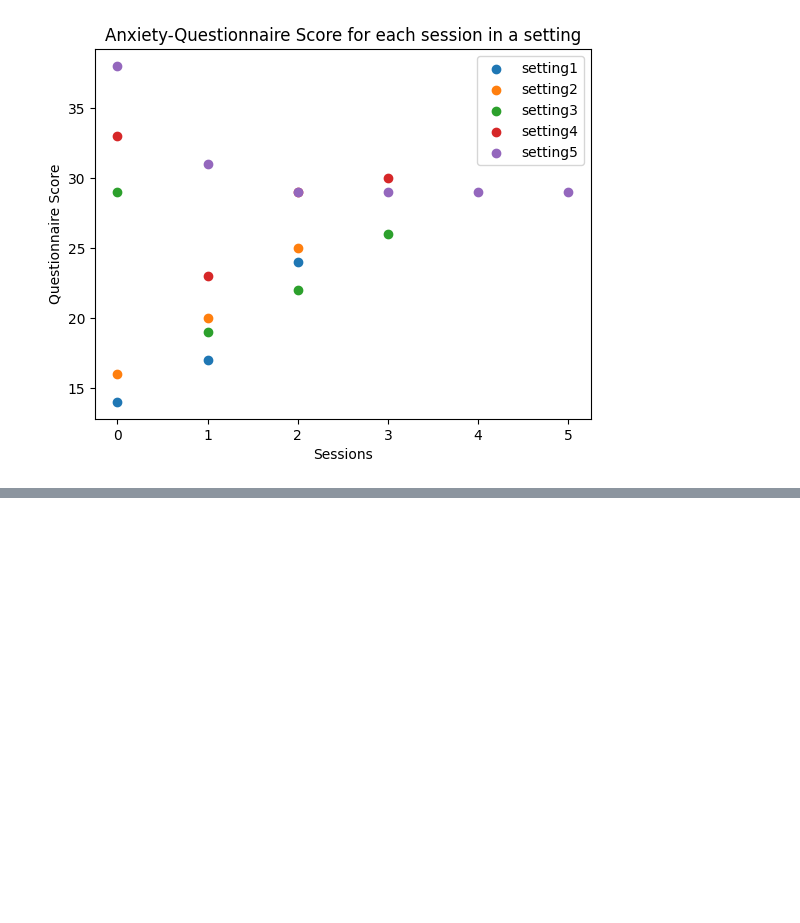
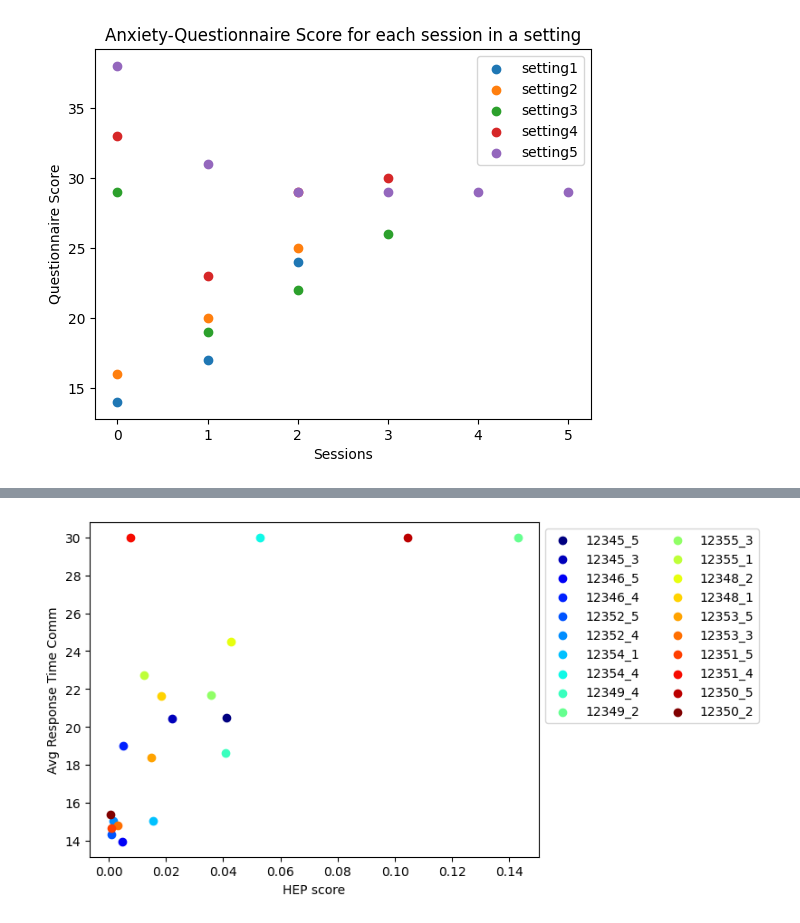
Before and after one commit to abhishek-topwal/OpenBCI_DataAnlaysis, a Jupyter notebook: pilot_study.ipynb, the cells around one changed output, grey strips where cells are left out. Cells and saved outputs as stored; diff of their text form; code cells hidden in the pictures; blank space fills up the shorter version.

```diff
--- a/pilot_study.ipynb
+++ b/pilot_study.ipynb
@@ -282,9 +285,13 @@ User_data/12352/session_1/12352_session_1_02-04-2023_21-51_HEP.csv
 # %%
 data_dir = Path.cwd()
 data_dir = data_dir / 'User_data'
+# MW = {}
+ANX = {}
+
 
 for user in data_dir.iterdir():
     for session in user.iterdir():
         for file in session.iterdir():
             if(file.name.endswith('_HEP.csv')):
                 val = geteigen(file)
+                ANX[str(file.parent)] = val
@@ -290,0 +435,17 @@ for user in data_dir.iterdir():
+# %%
+file = 'User_data/12345/session_1/12345_session_1_22-03-2023_21-53_scores.txt'
+
+def getScore(file):
+    with open(file,'r') as f:
+        f = f.readlines()
+
+    comm = f[1:3]
+    comm = [x.strip() for x in comm]
+    # print(getCommScore(comm))
+    sysmon = f[5:9]
+    sysmon = [x.strip() for x in sysmon]
+    # print(getsysmonscore(sysmon))
+    track = f[11:13]
+    track = [x.strip() for x in track]
+    # print(getTrackScore(track))
+    return getCommScore(comm),getsysmonscore(sysmon),getTrackScore(track)
@@ -290,0 +499,25 @@ for user in data_dir.iterdir():
+# %%
+#group two columns together
+part = df['participant_ID'].astype(str) +'_'+ df['setting'].astype(str)
+part = list(part)
+# %%
+#plot with x-axis as HEP score, y -axis as Avg Response Time, and points as the participant ID
+
+plt.gca().set_prop_cycle(plt.cycler('color', plt.cm.jet(np.linspace(0, 1, len(part)))))
+for i in range(len(part)):
+    plt.scatter(df['HEP score'].values[i],df['Avg Response Time Comm'].values[i],label=part[i])
+    #legend with two columns
+    plt.legend(part,loc='upper left',bbox_to_anchor=(1,1),ncol=2)
+    #define color cycle for the points
+    plt.xlabel('HEP score')
+    plt.ylabel('Avg Response Time Comm')
+
+plt.show()
+
+# plt.scatter(df['Avg Response Time Comm'].values,df['HEP score'].values)
+# plt.legend(part)
+# plt.ylabel('HEP score')
+# plt.xlabel('Avg Response Time Comm')
+# plt.show()
+# %% [output]
+[figure, added]
```
Also changed, not shown: parts of 16 cells of this notebook, 3 other files.
